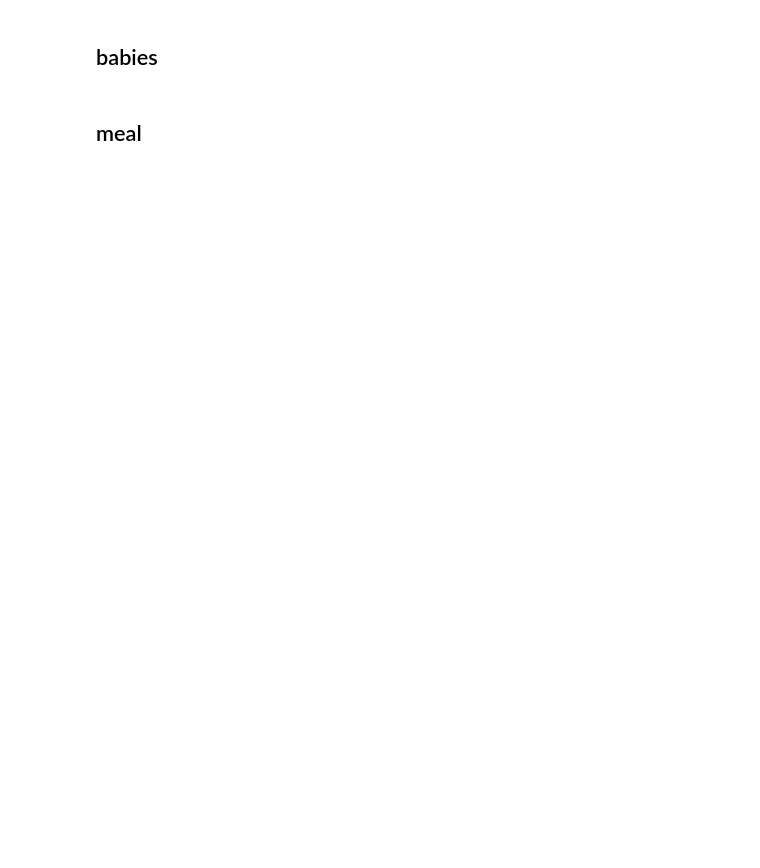
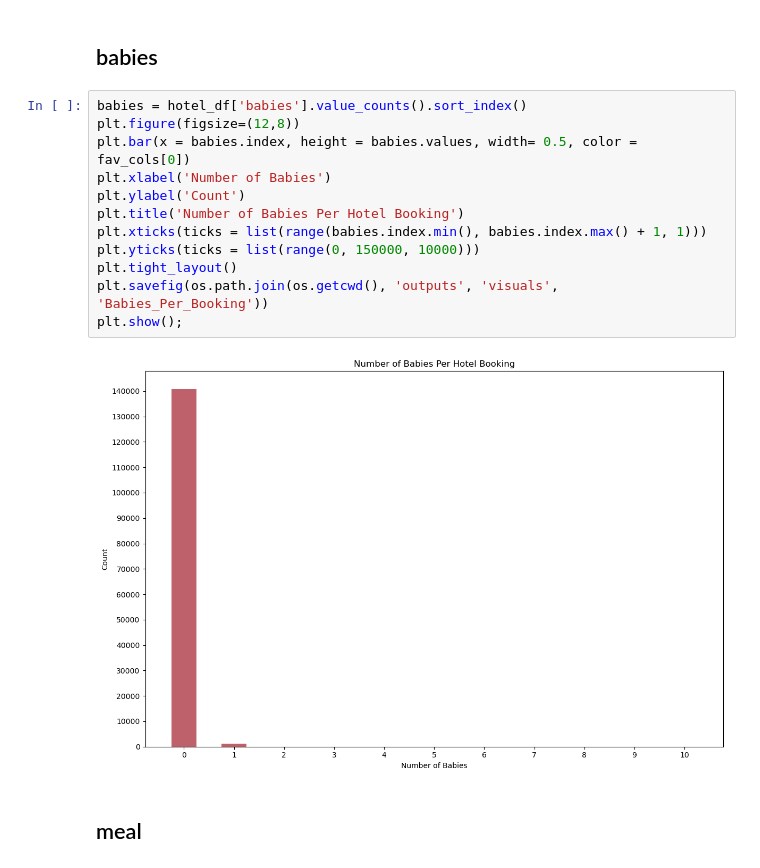
Before and after one commit to SMemic4/Hotels, a Jupyter notebook: notebooks/hotels.ipynb, the cells around one changed output. Cells and saved outputs as stored; diff of their text form; blank space fills up the shorter version.

```diff
--- a/notebooks/hotels.ipynb
+++ b/notebooks/hotels.ipynb
@@ -343,4 +374,18 @@ plt.show();
 # %% [markdown]
 ## babies
+# %%
+babies = hotel_df['babies'].value_counts().sort_index()
+plt.figure(figsize=(12,8))
+plt.bar(x = babies.index, height = babies.values, width= 0.5, color = fav_cols[0])
+plt.xlabel('Number of Babies')
+plt.ylabel('Count')
+plt.title('Number of Babies Per Hotel Booking')
+plt.xticks(ticks = list(range(babies.index.min(), babies.index.max() + 1, 1)))
+plt.yticks(ticks = list(range(0, 150000, 10000)))
+plt.tight_layout()
+plt.savefig(os.path.join(os.getcwd(), 'outputs', 'visuals', 'Babies_Per_Booking'))
+plt.show();
+# %% [output]
+[figure, added]
 # %% [markdown]
 ## meal
```
Also changed, not shown: parts of 7 cells of this notebook.
